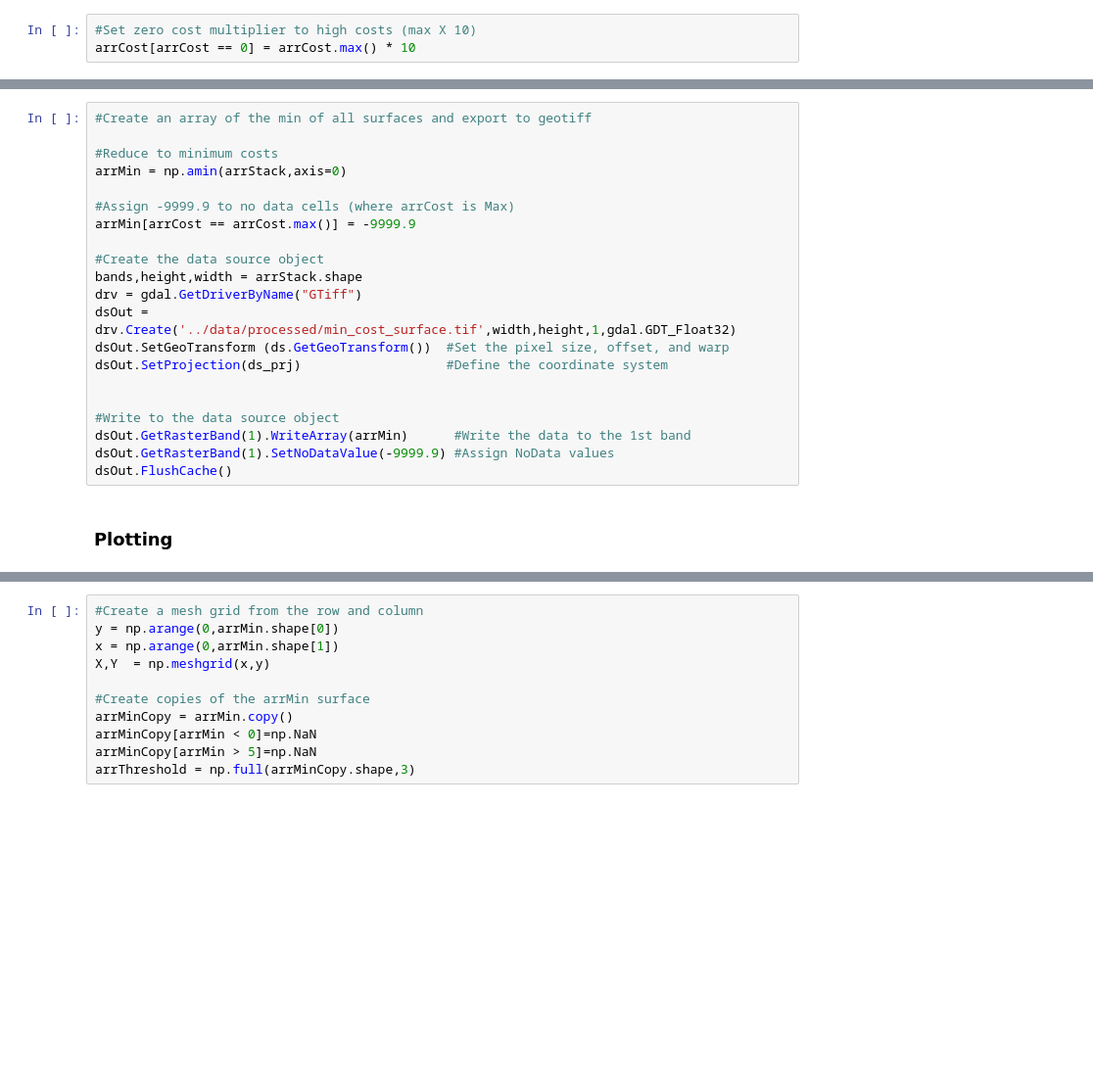
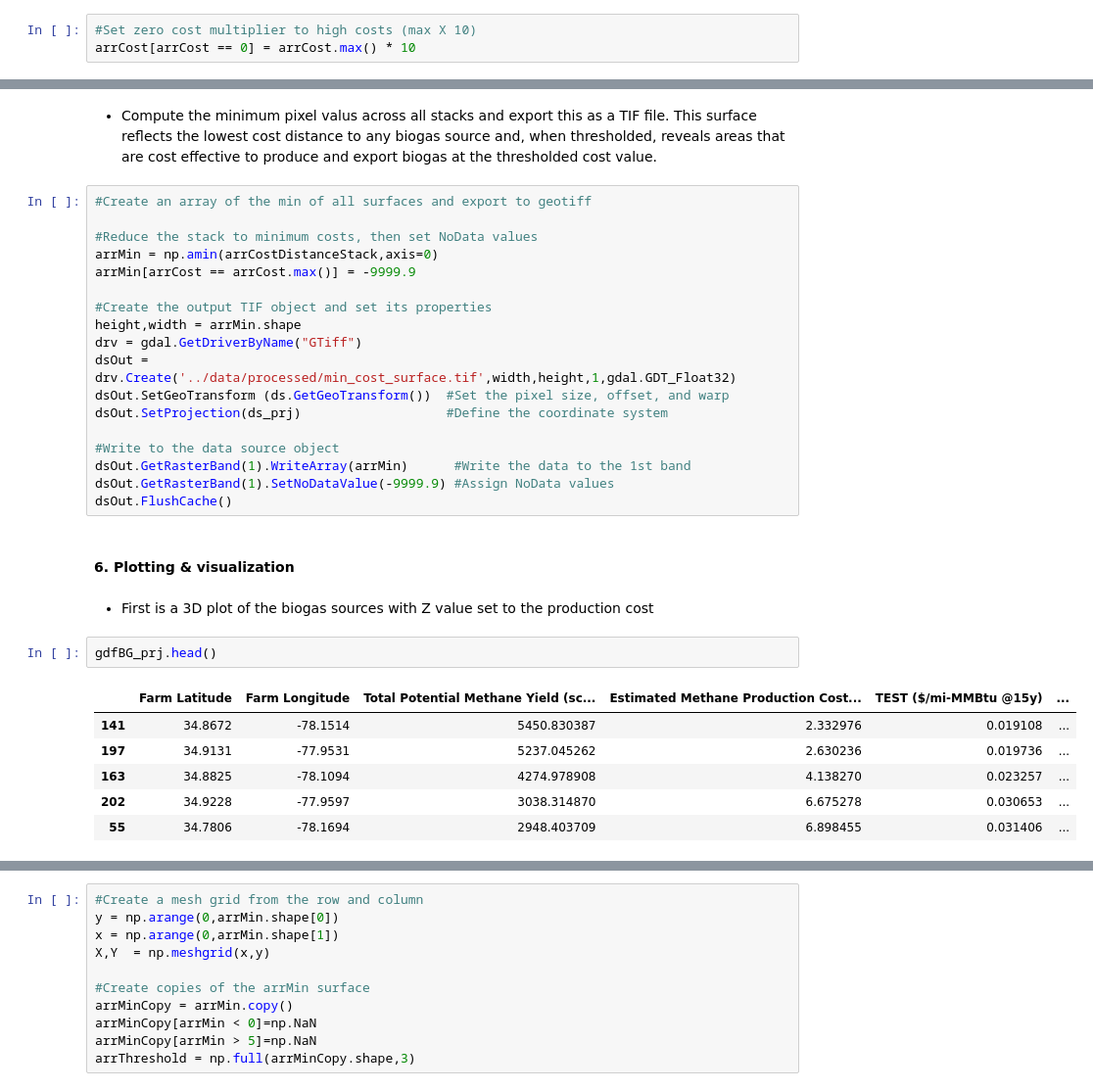
Before and after one commit to ENV859/BioGas_optimization, a Jupyter notebook: scripts/Create-Cost-Stack.ipynb, the cells around one changed output, grey strips where cells are left out. Shown: that part at 98% size. Cells and saved outputs as stored; diff of their text form; blank space fills up the shorter version.

```diff
--- a/scripts/Create-Cost-Stack.ipynb
+++ b/scripts/Create-Cost-Stack.ipynb
@@ -109,25 +166,35 @@ dsOut.FlushCache()
+# %% [markdown]
+* Compute the minimum pixel valus across all stacks and export this as a TIF file. This surface reflects the lowest cost  distance to any biogas source and, when thresholded, reveals areas that are cost effective to produce and export biogas at the thresholded cost value.
 # %%
 #Create an array of the min of all surfaces and export to geotiff
 
-#Reduce to minimum costs
-arrMin = np.amin(arrStack,axis=0)
-
-#Assign -9999.9 to no data cells (where arrCost is Max)
+#Reduce the stack to minimum costs, then set NoData values
+arrMin = np.amin(arrCostDistanceStack,axis=0)
 arrMin[arrCost == arrCost.max()] = -9999.9
 
-#Create the data source object
-bands,height,width = arrStack.shape
+#Create the output TIF object and set its properties
+height,width = arrMin.shape
 drv = gdal.GetDriverByName("GTiff")
 dsOut = drv.Create('../data/processed/min_cost_surface.tif',width,height,1,gdal.GDT_Float32)
 dsOut.SetGeoTransform (ds.GetGeoTransform())  #Set the pixel size, offset, and warp
 dsOut.SetProjection(ds_prj)                   #Define the coordinate system
 
-
 #Write to the data source object
 dsOut.GetRasterBand(1).WriteArray(arrMin)      #Write the data to the 1st band
 dsOut.GetRasterBand(1).SetNoDataValue(-9999.9) #Assign NoData values
 dsOut.FlushCache()
 # %% [markdown]
-### Plotting
+#### 6. Plotting & visualization
+# %% [markdown]
+* First is a 3D plot of the biogas sources with Z value set to the production cost
+# %%
+gdfBG_prj.head()
+# %% [output]
+|  | Farm Latitude | Farm Longitude | Total Potential Methane Yield (sc... | Estimated Methane Production Cost... | TEST ($/mi-MMBtu @15y) | ... |
+| 141 | 34.8672 | -78.1514 | 5450.830387 | 2.332976 | 0.019108 | ... |
+| 197 | 34.9131 | -77.9531 | 5237.045262 | 2.630236 | 0.019736 | ... |
+| 163 | 34.8825 | -78.1094 | 4274.978908 | 4.138270 | 0.023257 | ... |
+| 202 | 34.9228 | -77.9597 | 3038.314870 | 6.675278 | 0.030653 | ... |
+| 55 | 34.7806 | -78.1694 | 2948.403709 | 6.898455 | 0.031406 | ... |
 # %%
 #Build 3d array of base cost values
```
Also changed, not shown: parts of 23 cells of this notebook.
